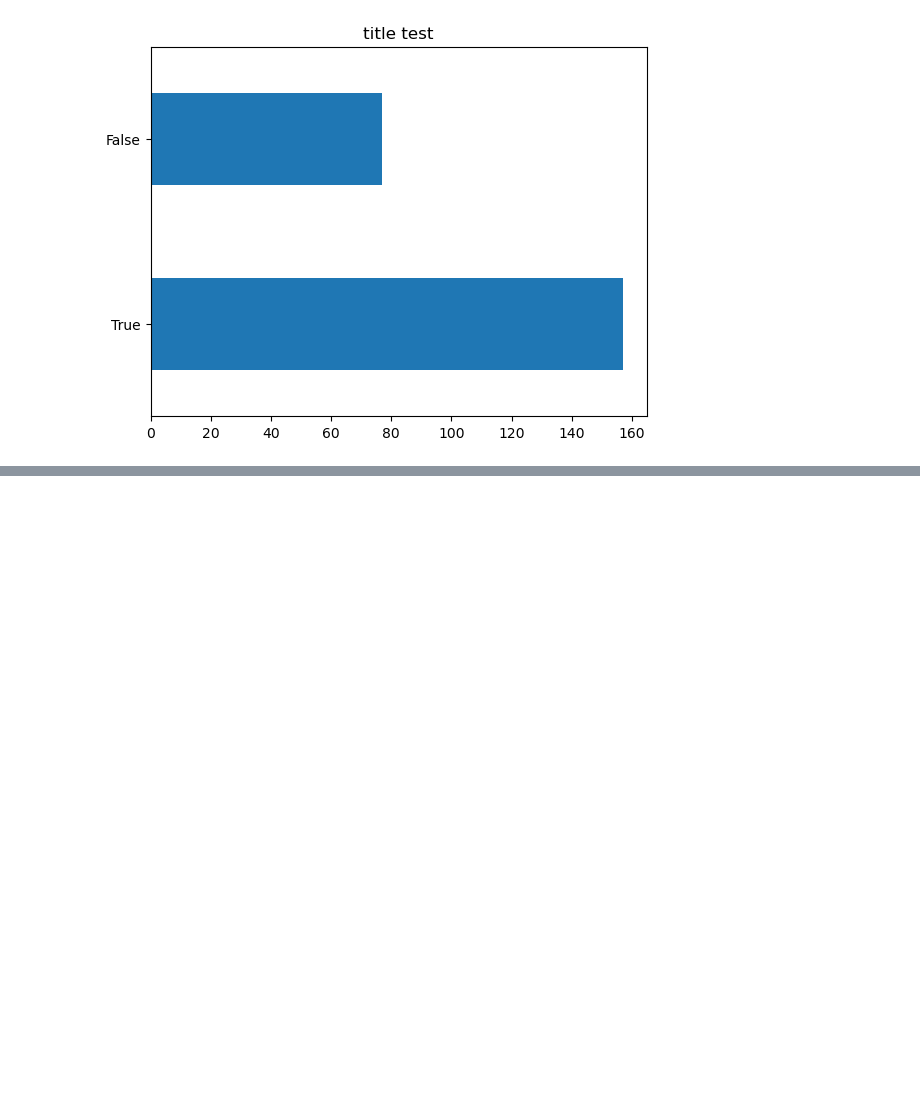
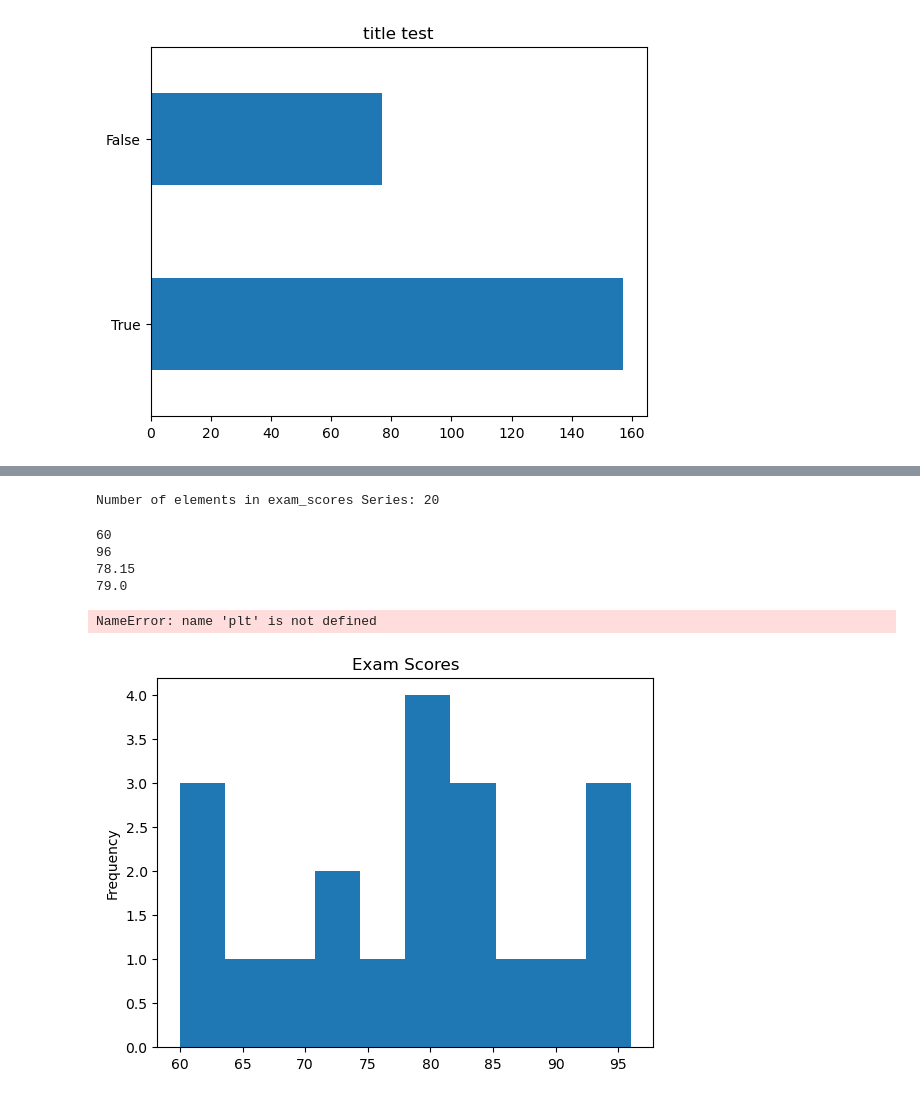
Before and after one commit to Thoai-Adam/python-exercises, a Jupyter notebook: pandas_series_pt2.ipynb, the cells around one changed output, grey strips where cells are left out. Cells and saved outputs as stored; diff of their text form; code cells hidden in the pictures; blank space fills up the shorter version.

```diff
--- a/pandas_series_pt2.ipynb
+++ b/pandas_series_pt2.ipynb
@@ -254,0 +381,34 @@ mpg_t.str.startswith('a').value_counts().plot.barh(title='title test')  #True is
+# %%
+exam_scores = pd.Series([60, 86, 75, 62, 93, 71,
+                         60, 83, 95, 78, 65, 72,
+                         69, 81, 96, 80, 85, 92, 82, 78])
+# %%
+# How many elements are in the exam_scores Series?
+num_elements = len(exam_scores)
+print("Number of elements in exam_scores Series:", num_elements)
+# %% [output]
+Number of elements in exam_scores Series: 20
+# %%
+# Discover the minimum, maximum, mean,
+# and median scores for the exam_scores Series
+min_score = exam_scores.min()
+max_score = exam_scores.max()
+mean_score = exam_scores.mean()
+median_score = exam_scores.median()
+print(min_score)
+print(max_score)
+print(mean_score)
+print(median_score)
+# %% [output]
+60
+96
+78.15
+79.0
+# %%
+# Plot the Series
+exam_scores.plot(kind='hist', bins=10, xlabel='Score',
+                 ylabel='Frequency', title='Exam Scores')
+plt.show()
+# %% [output]
+NameError: name 'plt' is not defined
+[figure, added]
```
Also changed, not shown: parts of 21 cells of this notebook, 1 other file.
